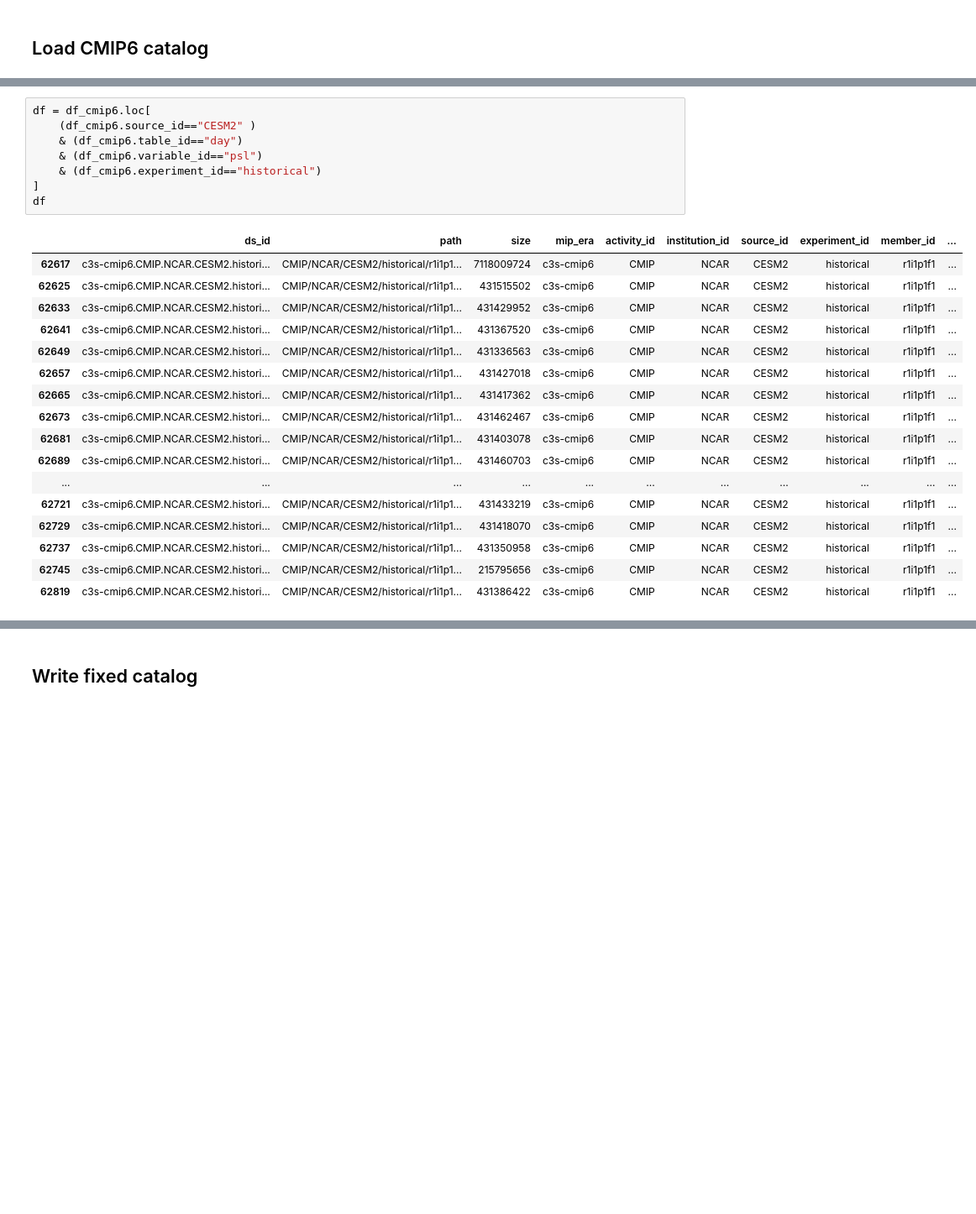
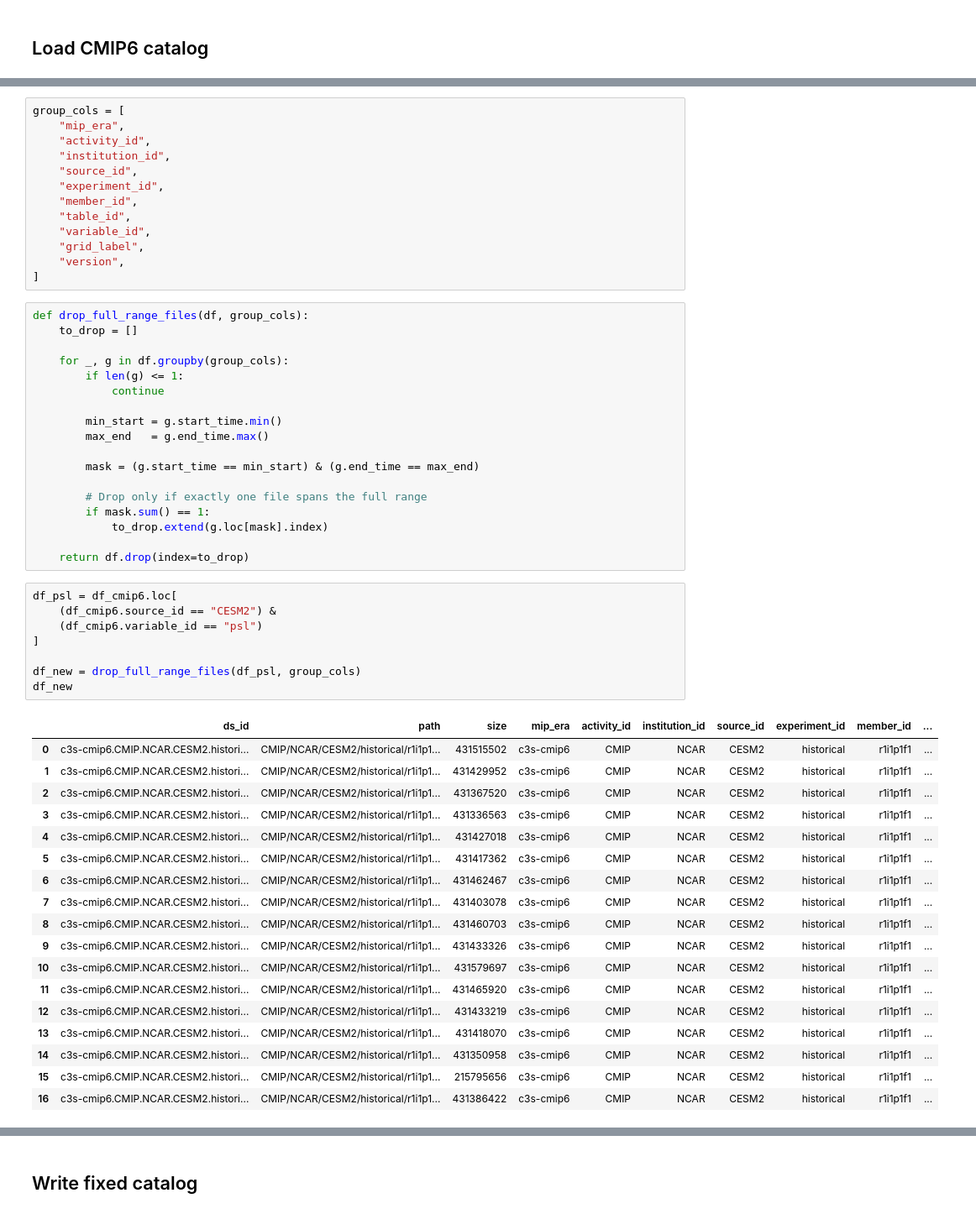
Before and after one commit to cp4cds/c3s_34g_manifests, a Jupyter notebook: notebooks/cmip6-fix-cesm2-psl.ipynb, the cells around one changed output, grey strips where cells are left out. Shown at 84% size. Drawn from its saved outputs; the diff is of its cells as text; blank space fills up the shorter version.

```diff
--- a/notebooks/cmip6-fix-cesm2-psl.ipynb
+++ b/notebooks/cmip6-fix-cesm2-psl.ipynb
@@ -93,28 +98,60 @@ level                  6
 dtype: int64
+# %%
+group_cols = [
+    "mip_era",
+    "activity_id",
+    "institution_id",
+    "source_id",
+    "experiment_id",
+    "member_id",
+    "table_id",
+    "variable_id",
+    "grid_label",
+    "version",
+]
+# %%
+def drop_full_range_files(df, group_cols):
+    to_drop = []
+
+    for _, g in df.groupby(group_cols):
+        if len(g) <= 1:
+            continue
+
+        min_start = g.start_time.min()
+        max_end   = g.end_time.max()
+
+        mask = (g.start_time == min_start) & (g.end_time == max_end)
+
+        # Drop only if exactly one file spans the full range
+        if mask.sum() == 1:
+            to_drop.extend(g.loc[mask].index)
+
+    return df.drop(index=to_drop)
 # %%
-df = df_cmip6.loc[
-    (df_cmip6.source_id=="CESM2" )
-    & (df_cmip6.table_id=="day")
-    & (df_cmip6.variable_id=="psl")
-    & (df_cmip6.experiment_id=="historical")
+df_psl = df_cmip6.loc[
+    (df_cmip6.source_id == "CESM2") &
+    (df_cmip6.variable_id == "psl")
 ]
-df
+
+df_new = drop_full_range_files(df_psl, group_cols)
+df_new
 # %% [output]
 |  | ds_id | path | size | mip_era | activity_id | institution_id | source_id | experiment_id | member_id | ... |
-| 62617 | c3s-cmip6.CMIP.NCAR.CESM2.histori... | CMIP/NCAR/CESM2/historical/r1i1p1... | 7118009724 | c3s-cmip6 | CMIP | NCAR | CESM2 | historical | r1i1p1f1 | ... |
-| 62625 | c3s-cmip6.CMIP.NCAR.CESM2.histori... | CMIP/NCAR/CESM2/historical/r1i1p1... | 431515502 | c3s-cmip6 | CMIP | NCAR | CESM2 | historical | r1i1p1f1 | ... |
-| 62633 | c3s-cmip6.CMIP.NCAR.CESM2.histori... | CMIP/NCAR/CESM2/historical/r1i1p1... | 431429952 | c3s-cmip6 | CMIP | NCAR | CESM2 | historical | r1i1p1f1 | ... |
-| 62641 | c3s-cmip6.CMIP.NCAR.CESM2.histori... | CMIP/NCAR/CESM2/historical/r1i1p1... | 431367520 | c3s-cmip6 | CMIP | NCAR | CESM2 | historical | r1i1p1f1 | ... |
-| 62649 | c3s-cmip6.CMIP.NCAR.CESM2.histori... | CMIP/NCAR/CESM2/historical/r1i1p1... | 431336563 | c3s-cmip6 | CMIP | NCAR | CESM2 | historical | r1i1p1f1 | ... |
-| 62657 | c3s-cmip6.CMIP.NCAR.CESM2.histori... | CMIP/NCAR/CESM2/historical/r1i1p1... | 431427018 | c3s-cmip6 | CMIP | NCAR | CESM2 | historical | r1i1p1f1 | ... |
-| 62665 | c3s-cmip6.CMIP.NCAR.CESM2.histori... | CMIP/NCAR/CESM2/historical/r1i1p1... | 431417362 | c3s-cmip6 | CMIP | NCAR | CESM2 | historical | r1i1p1f1 | ... |
-| 62673 | c3s-cmip6.CMIP.NCAR.CESM2.histori... | CMIP/NCAR/CESM2/historical/r1i1p1... | 431462467 | c3s-cmip6 | CMIP | NCAR | CESM2 | historical | r1i1p1f1 | ... |
-| 62681 | c3s-cmip6.CMIP.NCAR.CESM2.histori... | CMIP/NCAR/CESM2/historical/r1i1p1... | 431403078 | c3s-cmip6 | CMIP | NCAR | CESM2 | historical | r1i1p1f1 | ... |
-| 62689 | c3s-cmip6.CMIP.NCAR.CESM2.histori... | CMIP/NCAR/CESM2/historical/r1i1p1... | 431460703 | c3s-cmip6 | CMIP | NCAR | CESM2 | historical | r1i1p1f1 | ... |
-| ... | ... | ... | ... | ... | ... | ... | ... | ... | ... | ... |
-| 62721 | c3s-cmip6.CMIP.NCAR.CESM2.histori... | CMIP/NCAR/CESM2/historical/r1i1p1... | 431433219 | c3s-cmip6 | CMIP | NCAR | CESM2 | historical | r1i1p1f1 | ... |
-| 62729 | c3s-cmip6.CMIP.NCAR.CESM2.histori... | CMIP/NCAR/CESM2/historical/r1i1p1... | 431418070 | c3s-cmip6 | CMIP | NCAR | CESM2 | historical | r1i1p1f1 | ... |
-| 62737 | c3s-cmip6.CMIP.NCAR.CESM2.histori... | CMIP/NCAR/CESM2/historical/r1i1p1... | 431350958 | c3s-cmip6 | CMIP | NCAR | CESM2 | historical | r1i1p1f1 | ... |
-| 62745 | c3s-cmip6.CMIP.NCAR.CESM2.histori... | CMIP/NCAR/CESM2/historical/r1i1p1... | 215795656 | c3s-cmip6 | CMIP | NCAR | CESM2 | historical | r1i1p1f1 | ... |
-| 62819 | c3s-cmip6.CMIP.NCAR.CESM2.histori... | CMIP/NCAR/CESM2/historical/r1i1p1... | 431386422 | c3s-cmip6 | CMIP | NCAR | CESM2 | historical | r1i1p1f1 | ... |
+| 0 | c3s-cmip6.CMIP.NCAR.CESM2.histori... | CMIP/NCAR/CESM2/historical/r1i1p1... | 431515502 | c3s-cmip6 | CMIP | NCAR | CESM2 | historical | r1i1p1f1 | ... |
+| 1 | c3s-cmip6.CMIP.NCAR.CESM2.histori... | CMIP/NCAR/CESM2/historical/r1i1p1... | 431429952 | c3s-cmip6 | CMIP | NCAR | CESM2 | historical | r1i1p1f1 | ... |
+| 2 | c3s-cmip6.CMIP.NCAR.CESM2.histori... | CMIP/NCAR/CESM2/historical/r1i1p1... | 431367520 | c3s-cmip6 | CMIP | NCAR | CESM2 | historical | r1i1p1f1 | ... |
+| 3 | c3s-cmip6.CMIP.NCAR.CESM2.histori... | CMIP/NCAR/CESM2/historical/r1i1p1... | 431336563 | c3s-cmip6 | CMIP | NCAR | CESM2 | historical | r1i1p1f1 | ... |
+| 4 | c3s-cmip6.CMIP.NCAR.CESM2.histori... | CMIP/NCAR/CESM2/historical/r1i1p1... | 431427018 | c3s-cmip6 | CMIP | NCAR | CESM2 | historical | r1i1p1f1 | ... |
+| 5 | c3s-cmip6.CMIP.NCAR.CESM2.histori... | CMIP/NCAR/CESM2/historical/r1i1p1... | 431417362 | c3s-cmip6 | CMIP | NCAR | CESM2 | historical | r1i1p1f1 | ... |
+| 6 | c3s-cmip6.CMIP.NCAR.CESM2.histori... | CMIP/NCAR/CESM2/historical/r1i1p1... | 431462467 | c3s-cmip6 | CMIP | NCAR | CESM2 | historical | r1i1p1f1 | ... |
+| 7 | c3s-cmip6.CMIP.NCAR.CESM2.histori... | CMIP/NCAR/CESM2/historical/r1i1p1... | 431403078 | c3s-cmip6 | CMIP | NCAR | CESM2 | historical | r1i1p1f1 | ... |
+| 8 | c3s-cmip6.CMIP.NCAR.CESM2.histori... | CMIP/NCAR/CESM2/historical/r1i1p1... | 431460703 | c3s-cmip6 | CMIP | NCAR | CESM2 | historical | r1i1p1f1 | ... |
+| 9 | c3s-cmip6.CMIP.NCAR.CESM2.histori... | CMIP/NCAR/CESM2/historical/r1i1p1... | 431433326 | c3s-cmip6 | CMIP | NCAR | CESM2 | historical | r1i1p1f1 | ... |
+| 10 | c3s-cmip6.CMIP.NCAR.CESM2.histori... | CMIP/NCAR/CESM2/historical/r1i1p1... | 431579697 | c3s-cmip6 | CMIP | NCAR | CESM2 | historical | r1i1p1f1 | ... |
+| 11 | c3s-cmip6.CMIP.NCAR.CESM2.histori... | CMIP/NCAR/CESM2/historical/r1i1p1... | 431465920 | c3s-cmip6 | CMIP | NCAR | CESM2 | historical | r1i1p1f1 | ... |
+| 12 | c3s-cmip6.CMIP.NCAR.CESM2.histori... | CMIP/NCAR/CESM2/historical/r1i1p1... | 431433219 | c3s-cmip6 | CMIP | NCAR | CESM2 | historical | r1i1p1f1 | ... |
+| 13 | c3s-cmip6.CMIP.NCAR.CESM2.histori... | CMIP/NCAR/CESM2/historical/r1i1p1... | 431418070 | c3s-cmip6 | CMIP | NCAR | CESM2 | historical | r1i1p1f1 | ... |
+| 14 | c3s-cmip6.CMIP.NCAR.CESM2.histori... | CMIP/NCAR/CESM2/historical/r1i1p1... | 431350958 | c3s-cmip6 | CMIP | NCAR | CESM2 | historical | r1i1p1f1 | ... |
+| 15 | c3s-cmip6.CMIP.NCAR.CESM2.histori... | CMIP/NCAR/CESM2/historical/r1i1p1... | 215795656 | c3s-cmip6 | CMIP | NCAR | CESM2 | historical | r1i1p1f1 | ... |
+| 16 | c3s-cmip6.CMIP.NCAR.CESM2.histori... | CMIP/NCAR/CESM2/historical/r1i1p1... | 431386422 | c3s-cmip6 | CMIP | NCAR | CESM2 | historical | r1i1p1f1 | ... |
 # %%
```
Also changed, not shown: parts of 5 cells of this notebook.
